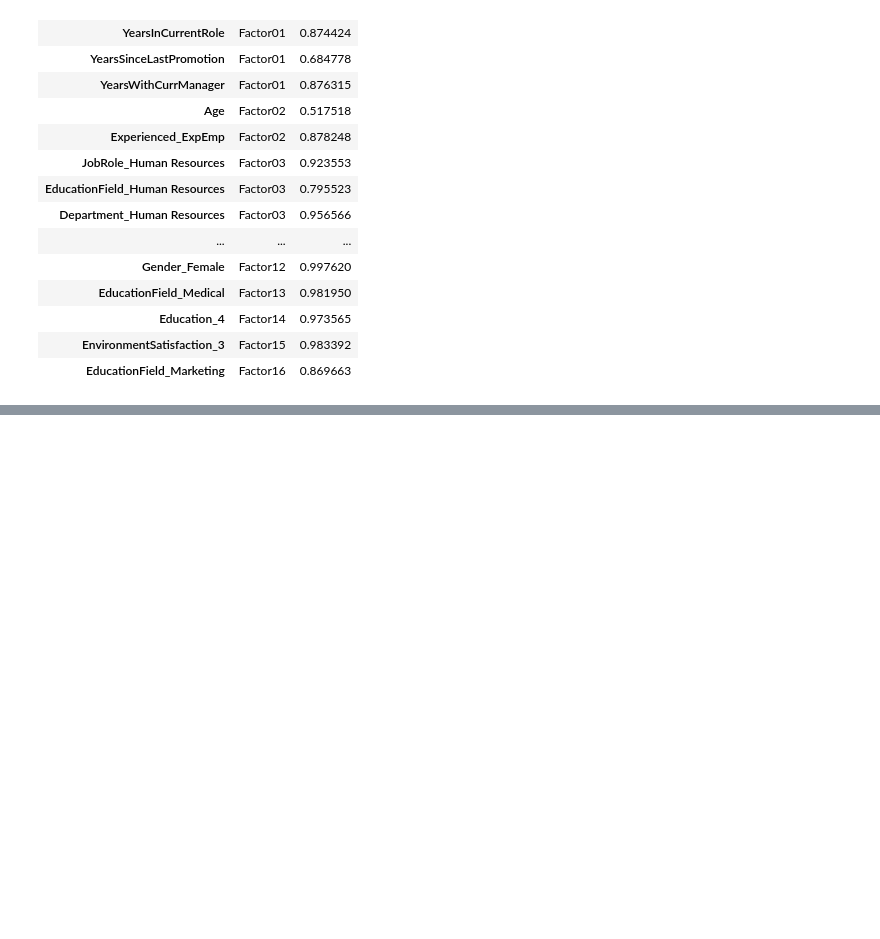
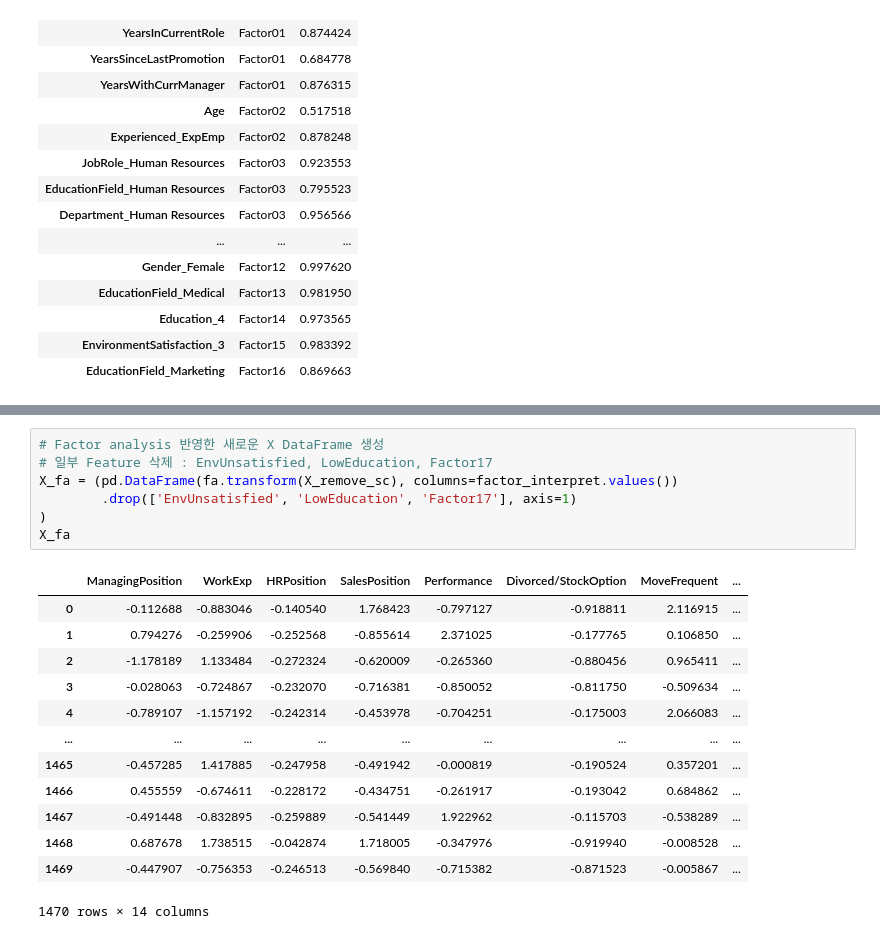
Before and after one commit to minstrel1149/HR_analytics_1, a Jupyter notebook: Attrition_analytics_fa.ipynb, the cells around one changed output, grey strips where cells are left out. Cells and saved outputs as stored; diff of their text form; blank space fills up the shorter version.

```diff
--- a/Attrition_analytics_fa.ipynb
+++ b/Attrition_analytics_fa.ipynb
@@ -217,0 +226,21 @@ fl_df_changed
+# %%
+# Factor analysis 반영한 새로운 X DataFrame 생성
+# 일부 Feature 삭제 : EnvUnsatisfied, LowEducation, Factor17
+X_fa = (pd.DataFrame(fa.transform(X_remove_sc), columns=factor_interpret.values())
+        .drop(['EnvUnsatisfied', 'LowEducation', 'Factor17'], axis=1)
+)
+X_fa
+# %% [output]
+|  | ManagingPosition | WorkExp | HRPosition | SalesPosition | Performance | Divorced/StockOption | MoveFrequent | ... |
+| 0 | -0.112688 | -0.883046 | -0.140540 | 1.768423 | -0.797127 | -0.918811 | 2.116915 | ... |
+| 1 | 0.794276 | -0.259906 | -0.252568 | -0.855614 | 2.371025 | -0.177765 | 0.106850 | ... |
+| 2 | -1.178189 | 1.133484 | -0.272324 | -0.620009 | -0.265360 | -0.880456 | 0.965411 | ... |
+| 3 | -0.028063 | -0.724867 | -0.232070 | -0.716381 | -0.850052 | -0.811750 | -0.509634 | ... |
+| 4 | -0.789107 | -1.157192 | -0.242314 | -0.453978 | -0.704251 | -0.175003 | 2.066083 | ... |
+| ... | ... | ... | ... | ... | ... | ... | ... | ... |
+| 1465 | -0.457285 | 1.417885 | -0.247958 | -0.491942 | -0.000819 | -0.190524 | 0.357201 | ... |
+| 1466 | 0.455559 | -0.674611 | -0.228172 | -0.434751 | -0.261917 | -0.193042 | 0.684862 | ... |
+| 1467 | -0.491448 | -0.832895 | -0.259889 | -0.541449 | 1.922962 | -0.115703 | -0.538289 | ... |
+| 1468 | 0.687678 | 1.738515 | -0.042874 | 1.718005 | -0.347976 | -0.919940 | -0.008528 | ... |
+| 1469 | -0.447907 | -0.756353 | -0.246513 | -0.569840 | -0.715382 | -0.871523 | -0.005867 | ... |
+1470 rows × 14 columns
```
Also changed, not shown: parts of 5 cells of this notebook.
